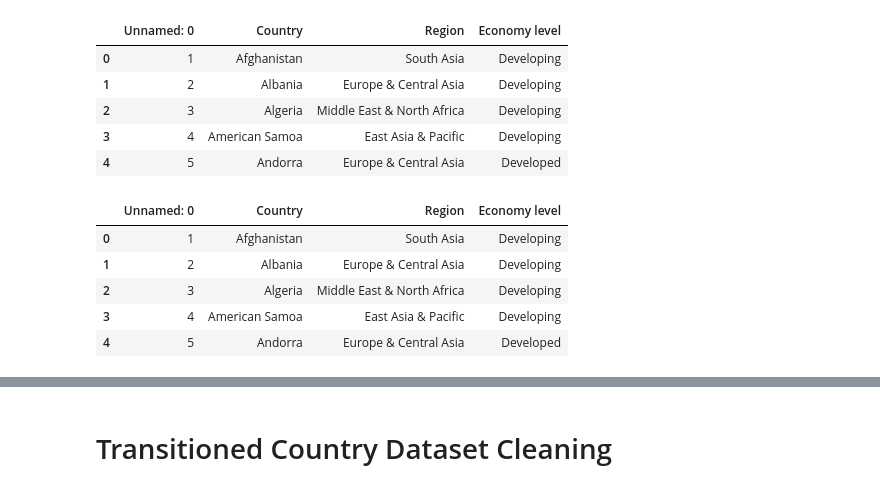
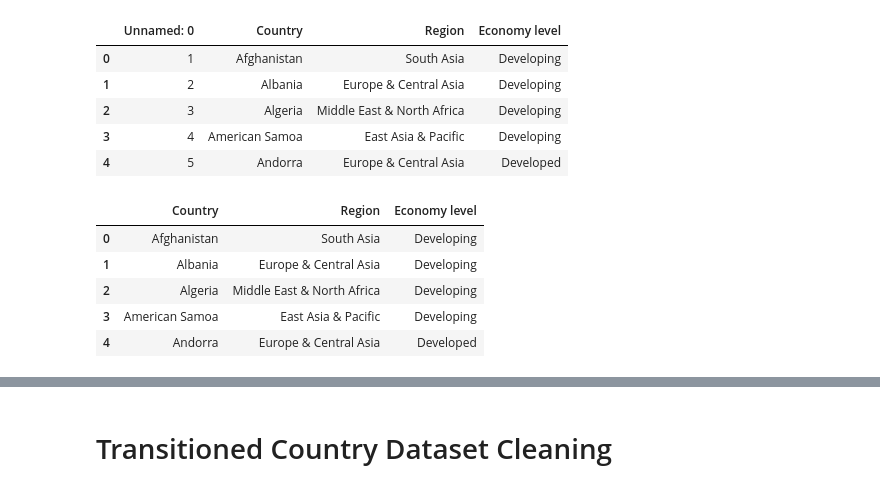
Before and after one commit to rwzlock/Project1_Final, a Jupyter notebook: AG_Master_Code.ipynb, the cells around one changed output, grey strips where cells are left out. Drawn from its saved outputs; the diff is of its cells as text; code cells hidden in the pictures.

```diff
--- a/AG_Master_Code.ipynb
+++ b/AG_Master_Code.ipynb
@@ -67,16 +67,16 @@ Economy_status_file.head()
 | 3 | 4 | American Samoa | East Asia & Pacific | Developing |
 | 4 | 5 | Andorra | Europe & Central Asia | Developed |
 # %%
-#Economy_status_file.drop(['Unnamed: 0'], axis = 1, inplace=True) #Should run from the first time
+Economy_status_file.drop(['Unnamed: 0'], axis = 1, inplace=True) #Should run from the first time
 
 Economy_status_file.head()
 # %% [output]
-|  | Unnamed: 0 | Country | Region | Economy level |
-| 0 | 1 | Afghanistan | South Asia | Developing |
-| 1 | 2 | Albania | Europe & Central Asia | Developing |
-| 2 | 3 | Algeria | Middle East & North Africa | Developing |
-| 3 | 4 | American Samoa | East Asia & Pacific | Developing |
-| 4 | 5 | Andorra | Europe & Central Asia | Developed |
+|  | Country | Region | Economy level |
+| 0 | Afghanistan | South Asia | Developing |
+| 1 | Albania | Europe & Central Asia | Developing |
+| 2 | Algeria | Middle East & North Africa | Developing |
+| 3 | American Samoa | East Asia & Pacific | Developing |
+| 4 | Andorra | Europe & Central Asia | Developed |
 # %%
 Economy_status_file.columns = ['country','Region','Economy_Level']
 
```
Also changed, not shown: parts of 21 cells of this notebook, 6 other files.
